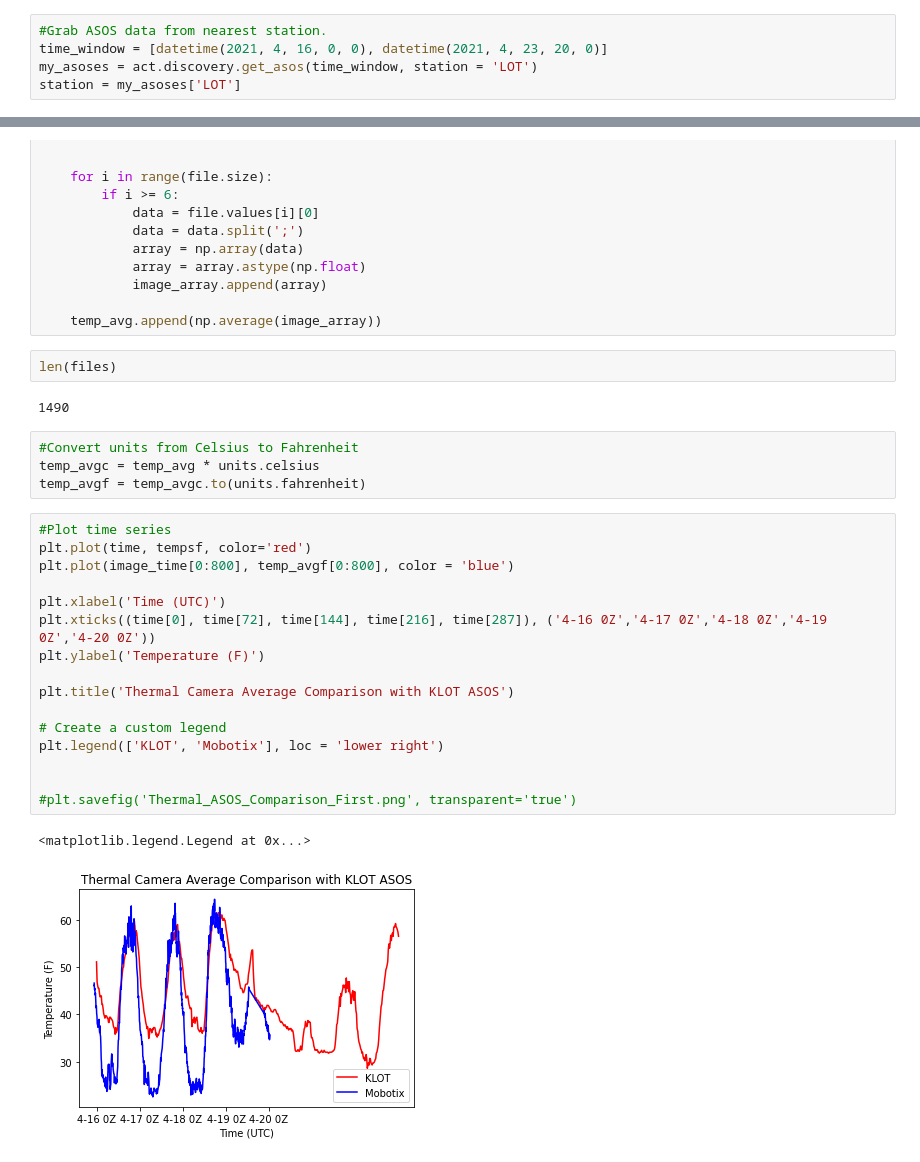
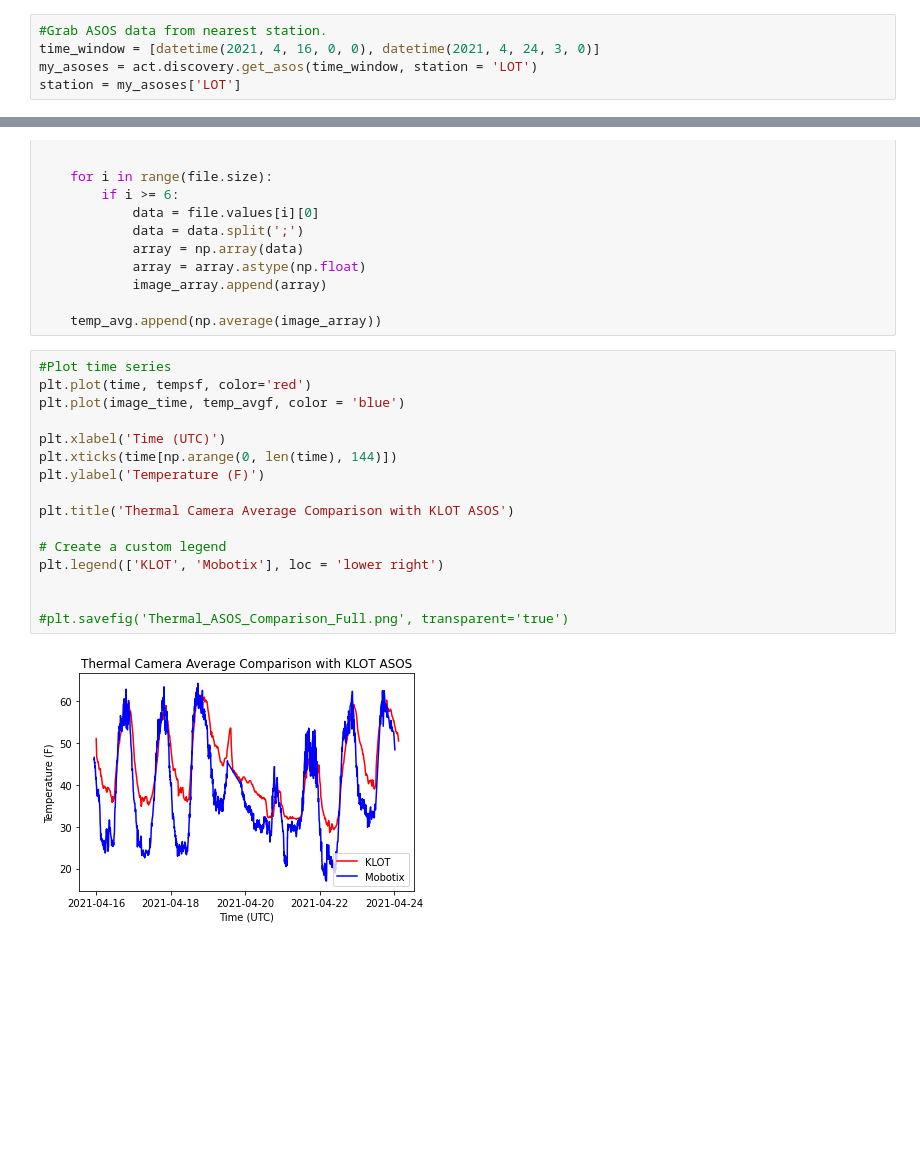
Before and after one commit to sagecontinuum/SageScienceExamples, a Jupyter notebook: Mobotix_RadTherm/Mobotix_Ground_Temp_ASOS_Comparison.ipynb, the cells around one changed output, grey strips where cells are left out. Drawn from its saved outputs; the diff is of its cells as text; blank space fills up the shorter version.

Commit message:
Update plots, times. Added sky mask
updated plots as well as added epoch times to other notebooks. Worked on sky mask notebook.

```diff
--- a/Mobotix_RadTherm/Mobotix_Ground_Temp_ASOS_Comparison.ipynb
+++ b/Mobotix_RadTherm/Mobotix_Ground_Temp_ASOS_Comparison.ipynb
@@ -15,7 +15,7 @@ from datetime import datetime
 from datetime import timedelta
 # %%
 #Grab ASOS data from nearest station.
-time_window = [datetime(2021, 4, 16, 0, 0), datetime(2021, 4, 23, 20, 0)]
+time_window = [datetime(2021, 4, 16, 0, 0), datetime(2021, 4, 24, 3, 0)]
 my_asoses = act.discovery.get_asos(time_window, station = 'LOT')
 station = my_asoses['LOT']
 # %% [output]
@@ -64,30 +58,21 @@ for path in files:
             image_array.append(array)
 
     temp_avg.append(np.average(image_array))
-# %%
-len(files)
-# %% [output]
-1490
-# %%
-#Convert units from Celsius to Fahrenheit
-temp_avgc = temp_avg * units.celsius
-temp_avgf = temp_avgc.to(units.fahrenheit)
 # %%
 #Plot time series
 plt.plot(time, tempsf, color='red')
-plt.plot(image_time[0:800], temp_avgf[0:800], color = 'blue')
+plt.plot(image_time, temp_avgf, color = 'blue')
 
 plt.xlabel('Time (UTC)')
-plt.xticks((time[0], time[72], time[144], time[216], time[287]), ('4-16 0Z','4-17 0Z','4-18 0Z','4-19 0Z','4-20 0Z'))
+plt.xticks(time[np.arange(0, len(time), 144)])
 plt.ylabel('Temperature (F)')
 
 plt.title('Thermal Camera Average Comparison with KLOT ASOS')
 
 # Create a custom legend
 plt.legend(['KLOT', 'Mobotix'], loc = 'lower right')
 
 
-#plt.savefig('Thermal_ASOS_Comparison_First.png', transparent='true')
+#plt.savefig('Thermal_ASOS_Comparison_Full.png', transparent='true')
 # %% [output]
-<matplotlib.legend.Legend at 0x...>
-[figure, old version]
+[figure, new version]
```
Also changed, not shown: parts of 6 cells of this notebook, 2 other files.
